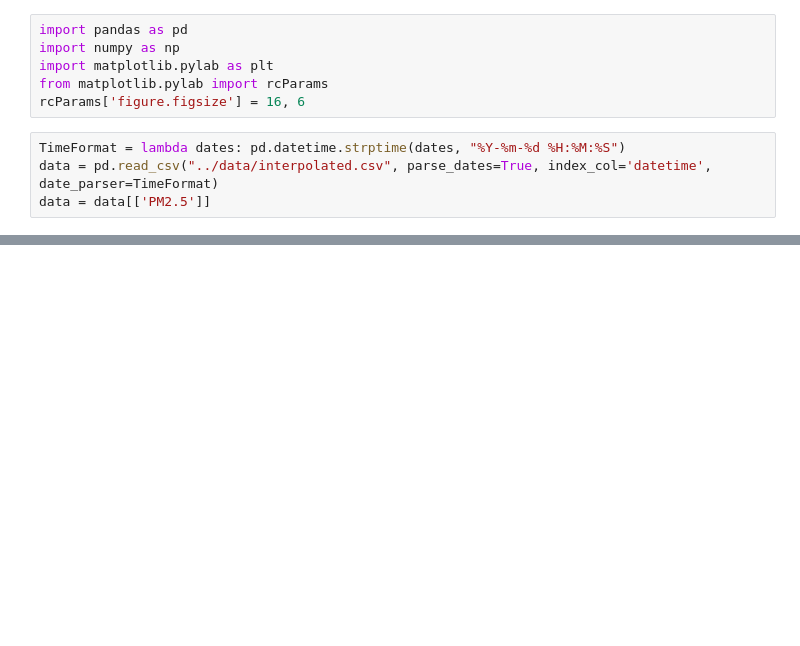
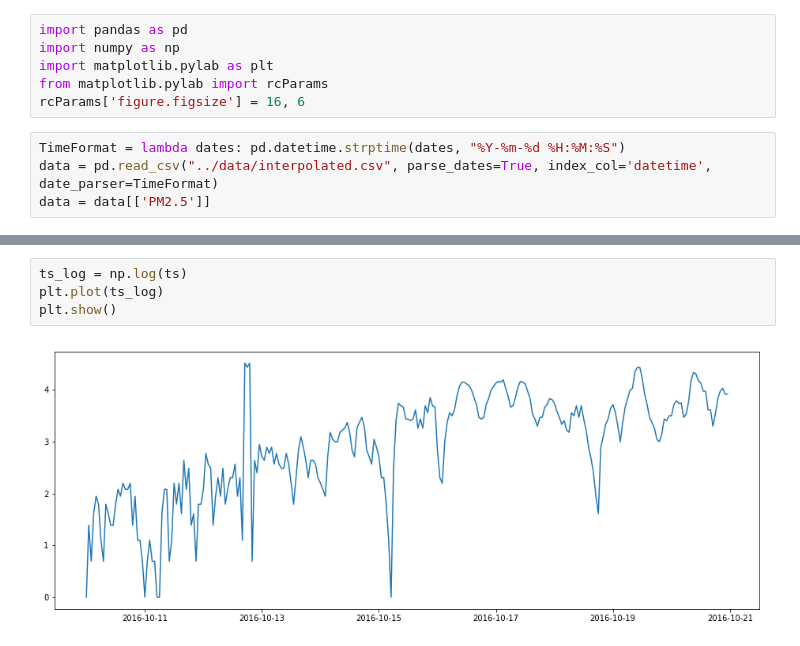
Before and after one commit to qop455/air-polution, a Jupyter notebook: regression/time_series.ipynb, the cells around one changed output, grey strips where cells are left out. Cells and saved outputs as stored; diff of their text form; blank space fills up the shorter version.

```diff
--- a/regression/time_series.ipynb
+++ b/regression/time_series.ipynb
@@ -28,0 +153,6 @@ ts['2016-09-09']
+# %%
+ts_log = np.log(ts)
+plt.plot(ts_log)
+plt.show()
+# %% [output]
+[figure, added]
```
Also changed, not shown: parts of 32 cells of this notebook.
